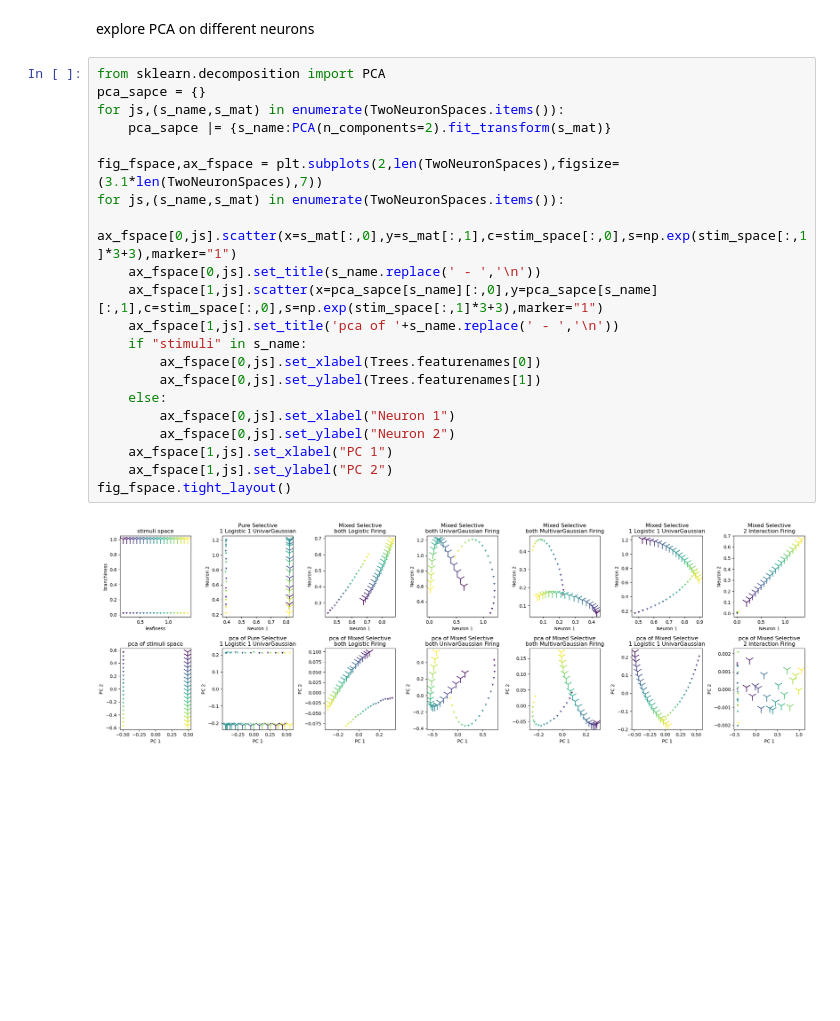
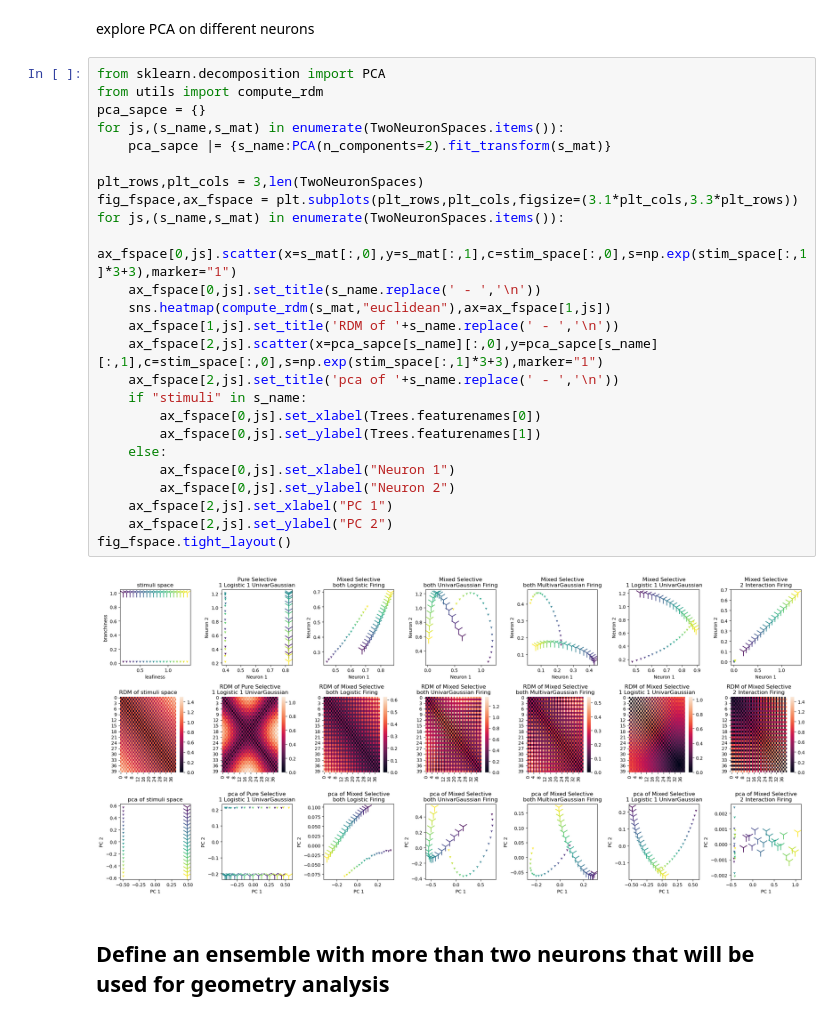
Before and after one commit to ZiluLiang/NeuralGeometry, a Jupyter notebook: MethodsMeeting.ipynb, the cells around one changed output. Cells and saved outputs as stored; diff of their text form; blank space fills up the shorter version.

Commit message:
rsa analysis initial commit

```diff
--- a/MethodsMeeting.ipynb
+++ b/MethodsMeeting.ipynb
@@ -194,24 +175,30 @@ for js,(s_name,s_mat) in enumerate(TwoNeuronSpaces.items()):
 explore PCA on different neurons
 # %%
 from sklearn.decomposition import PCA
+from utils import compute_rdm
 pca_sapce = {}
 for js,(s_name,s_mat) in enumerate(TwoNeuronSpaces.items()):
     pca_sapce |= {s_name:PCA(n_components=2).fit_transform(s_mat)}
 
-fig_fspace,ax_fspace = plt.subplots(2,len(TwoNeuronSpaces),figsize=(3.1*len(TwoNeuronSpaces),7))
+plt_rows,plt_cols = 3,len(TwoNeuronSpaces)
+fig_fspace,ax_fspace = plt.subplots(plt_rows,plt_cols,figsize=(3.1*plt_cols,3.3*plt_rows))
 for js,(s_name,s_mat) in enumerate(TwoNeuronSpaces.items()):
     ax_fspace[0,js].scatter(x=s_mat[:,0],y=s_mat[:,1],c=stim_space[:,0],s=np.exp(stim_space[:,1]*3+3),marker="1")
     ax_fspace[0,js].set_title(s_name.replace(' - ','\n'))
-    ax_fspace[1,js].scatter(x=pca_sapce[s_name][:,0],y=pca_sapce[s_name][:,1],c=stim_space[:,0],s=np.exp(stim_space[:,1]*3+3),marker="1")
-    ax_fspace[1,js].set_title('pca of '+s_name.replace(' - ','\n'))
+    sns.heatmap(compute_rdm(s_mat,"euclidean"),ax=ax_fspace[1,js])
+    ax_fspace[1,js].set_title('RDM of '+s_name.replace(' - ','\n'))
+    ax_fspace[2,js].scatter(x=pca_sapce[s_name][:,0],y=pca_sapce[s_name][:,1],c=stim_space[:,0],s=np.exp(stim_space[:,1]*3+3),marker="1")
+    ax_fspace[2,js].set_title('pca of '+s_name.replace(' - ','\n'))
     if "stimuli" in s_name:
         ax_fspace[0,js].set_xlabel(Trees.featurenames[0])
         ax_fspace[0,js].set_ylabel(Trees.featurenames[1])
     else:
         ax_fspace[0,js].set_xlabel("Neuron 1")
         ax_fspace[0,js].set_ylabel("Neuron 2")
-    ax_fspace[1,js].set_xlabel("PC 1")
-    ax_fspace[1,js].set_ylabel("PC 2")
+    ax_fspace[2,js].set_xlabel("PC 1")
+    ax_fspace[2,js].set_ylabel("PC 2")
 fig_fspace.tight_layout()
 # %% [output]
-[figure, old version]
+[figure, new version]
+# %% [markdown]
+## Define an ensemble with more than two neurons that will be used for geometry analysis
```
Also changed, not shown: parts of 7 cells of this notebook, 2 other files.
